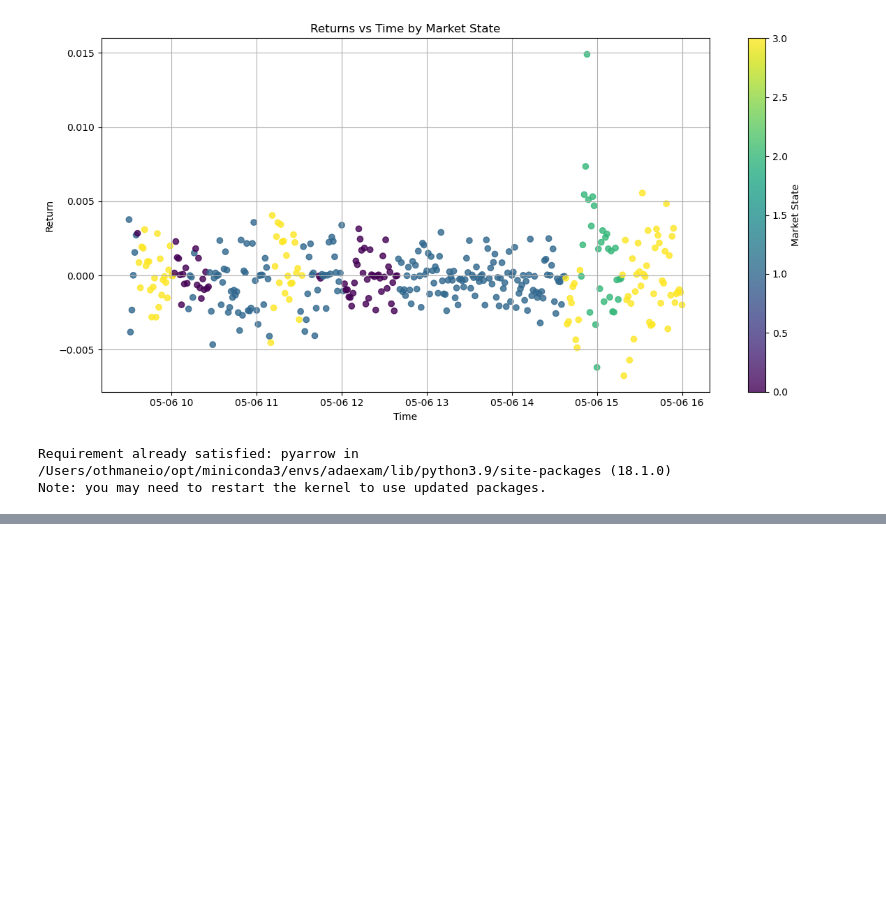
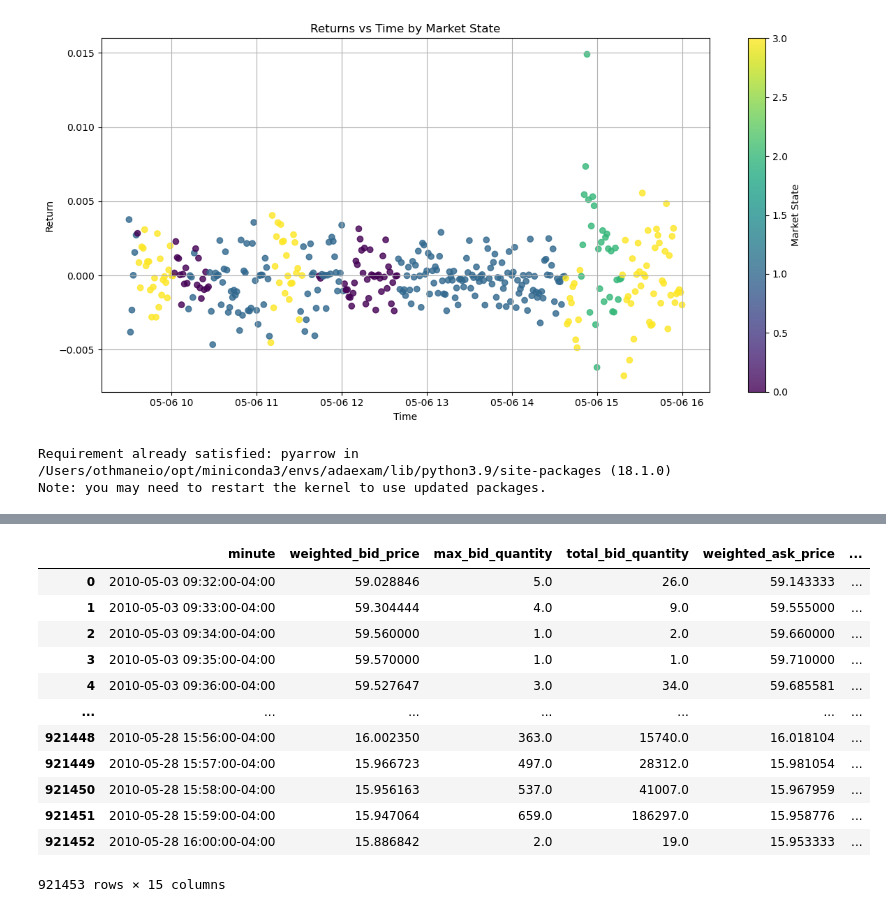
Before and after one commit to OtiLeBoss/financial_big_data, a Jupyter notebook: data_analysis.ipynb, the cells around one changed output, grey strips where cells are left out. Drawn from its saved outputs; the diff is of its cells as text; code cells hidden in the pictures; blank space fills up the shorter version.

```diff
--- a/data_analysis.ipynb
+++ b/data_analysis.ipynb
@@ -1508,0 +1500,19 @@ stock: <class 'str'>
+# %%
+expected_nodes = set(range(market_states["node"].min(), market_states["node"].max() + 1))
+
+# Get the actual nodes present in the DataFrame
+actual_nodes = set(market_states["node"])
+
+# Find missing nodes
+missing_nodes = expected_nodes - actual_nodes
+
+print(missing_nodes)
+
+market_states_pd = market_states.to_pandas()
+filtered_nodes = market_states_pd[(market_states_pd["node"] >= 1485) & (market_states_pd["node"] <= 1495)]
+
+print(filtered_nodes)
+
+new_row_df = pd.DataFrame([{"node": 1491, "cluster": 1}])
+
+market_states_pd = pd.concat([market_states_pd, new_row_df], ignore_index=True)
@@ -1508,0 +1539,19 @@ stock: <class 'str'>
+# %%
+#AGGREGRATE FEATURES PER STATE
+combined_df = combined_df.astype({'minute': 'str', 'stock': 'str'})
+cdf = pd.merge(combined_df, linked_data[['minute', 'cluster']], on='minute')
+cdf
+# %% [output]
+|  | minute | weighted_bid_price | max_bid_quantity | total_bid_quantity | weighted_ask_price | ... |
+| 0 | 2010-05-03 09:32:00-04:00 | 59.028846 | 5.0 | 26.0 | 59.143333 | ... |
+| 1 | 2010-05-03 09:33:00-04:00 | 59.304444 | 4.0 | 9.0 | 59.555000 | ... |
+| 2 | 2010-05-03 09:34:00-04:00 | 59.560000 | 1.0 | 2.0 | 59.660000 | ... |
+| 3 | 2010-05-03 09:35:00-04:00 | 59.570000 | 1.0 | 1.0 | 59.710000 | ... |
+| 4 | 2010-05-03 09:36:00-04:00 | 59.527647 | 3.0 | 34.0 | 59.685581 | ... |
+| ... | ... | ... | ... | ... | ... | ... |
+| 921448 | 2010-05-28 15:56:00-04:00 | 16.002350 | 363.0 | 15740.0 | 16.018104 | ... |
+| 921449 | 2010-05-28 15:57:00-04:00 | 15.966723 | 497.0 | 28312.0 | 15.981054 | ... |
+| 921450 | 2010-05-28 15:58:00-04:00 | 15.956163 | 537.0 | 41007.0 | 15.967959 | ... |
+| 921451 | 2010-05-28 15:59:00-04:00 | 15.947064 | 659.0 | 186297.0 | 15.958776 | ... |
+| 921452 | 2010-05-28 16:00:00-04:00 | 15.886842 | 2.0 | 19.0 | 15.953333 | ... |
+921453 rows × 15 columns
```
Also changed, not shown: parts of 21 cells of this notebook.
